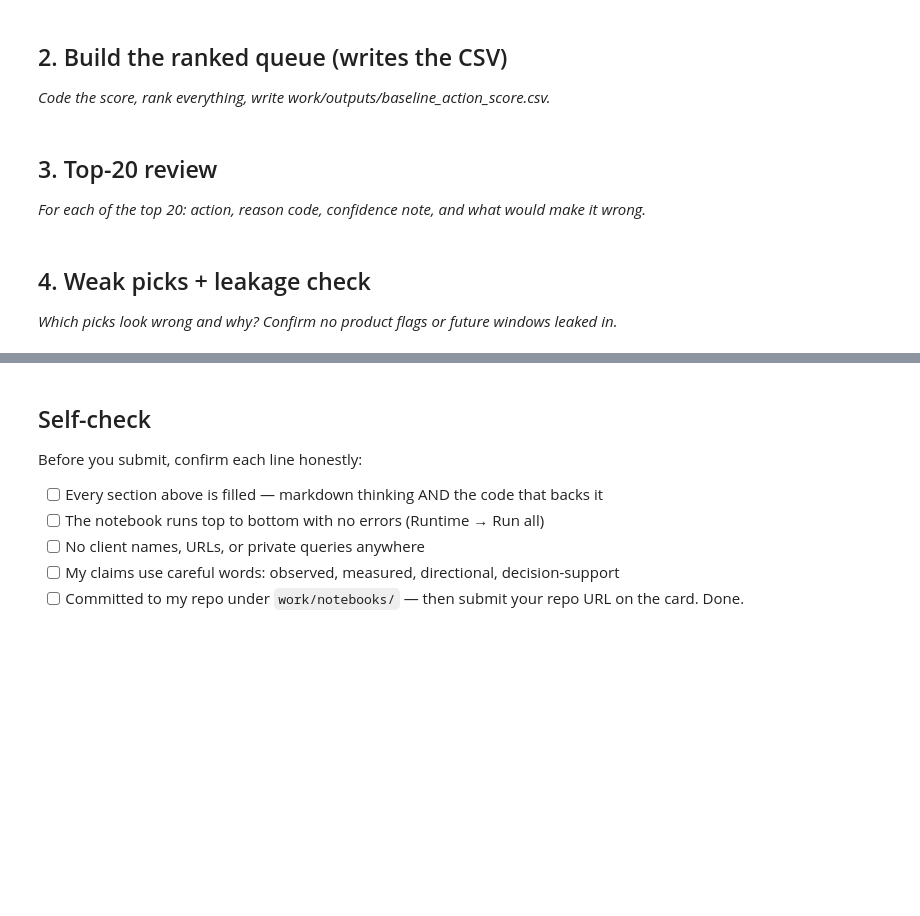
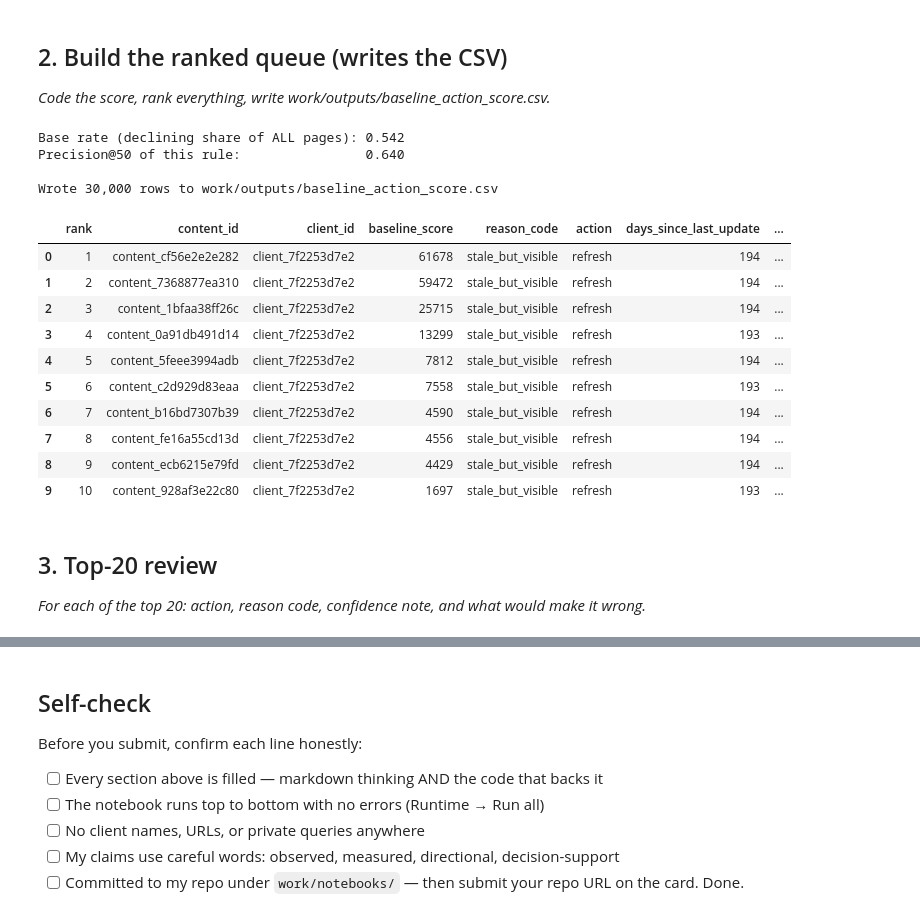
Before and after one commit to kaminari19/FlyRank-Starter, a Jupyter notebook: work/notebooks/w04_baseline_score.ipynb, the cells around one changed output, grey strips where cells are left out. Cells and saved outputs as stored; diff of their text form; code cells hidden in the pictures; blank space fills up the shorter version.

```diff
--- a/work/notebooks/w04_baseline_score.ipynb
+++ b/work/notebooks/w04_baseline_score.ipynb
@@ -15,0 +82,15 @@ This skeleton is yours to fill. Work the sections **in order** — each one has
+# %%
+pos_bins   = [-1, 3, 10, 20, 100]
+pos_labels = ["top_3", "page_1", "page_2", "page_3_plus"]
+
+has_position = df["avg_position"] > 0
+df.loc[has_position, "position_bucket"] = pd.cut(
+    df.loc[has_position, "avg_position"], bins=pos_bins, labels=pos_labels)
+
+ctr_position_table = (
+    df[has_position]
+      .groupby("position_bucket", observed=True)
+      .agg(n=("ctr", "count"), mean_ctr=("ctr", "mean"), decline_rate=("is_declining_label", "mean"))
+      .round(3)
+)
+ctr_position_table
@@ -23,3 +108,53 @@ This skeleton is yours to fill. Work the sections **in order** — each one has
+# %%
+# Transparent score — no fitted weights, readable on purpose (per skills/building-baselines)
+stale   = (df["days_since_last_update"] >= 180).astype(int)
+visible = (df["impressions_90d"] >= 500).astype(int)
+
+df["baseline_score"] = stale * visible * df["impressions_90d"]
+df["reason_code"]    = "stale_but_visible"
+df["action"]          = np.where(df["baseline_score"] > 0, "refresh", "no_action")
+
+queue = (
+    df.sort_values("baseline_score", ascending=False)
+      .reset_index(drop=True)
+)
+queue.insert(0, "rank", queue.index + 1)
+
+# Precision@K against the honest label, with base rate printed alongside (per skills/building-baselines)
+def precision_at_k(labels, k):
+    return labels.head(k).mean()
+
+K = 50
+base_rate = df["is_declining_label"].mean()
+p_at_k = precision_at_k(queue["is_declining_label"], K)
+print(f"Base rate (declining share of ALL pages): {base_rate:.3f}")
+print(f"Precision@{K} of this rule:                {p_at_k:.3f}")
+
+output_cols = ["rank", "content_id", "client_id", "baseline_score", "reason_code", "action",
+               "days_since_last_update", "impressions_90d", "avg_position", "ctr",
+               "content_type", "main_intent", "is_declining_label"]
+output_cols = [c for c in output_cols if c in queue.columns]
+
+os.makedirs("work/outputs", exist_ok=True)
+queue[output_cols].to_csv("work/outputs/baseline_action_score.csv", index=False)
+print(f"\nWrote {len(queue):,} rows to work/outputs/baseline_action_score.csv")
+queue[output_cols].head(10)
+# %% [output]
+Base rate (declining share of ALL pages): 0.542
+Precision@50 of this rule:                0.640
+
+Wrote 30,000 rows to work/outputs/baseline_action_score.csv
+|  | rank | content_id | client_id | baseline_score | reason_code | action | days_since_last_update | ... |
+| 0 | 1 | content_cf56e2e2e282 | client_7f2253d7e2 | 61678 | stale_but_visible | refresh | 194 | ... |
+| 1 | 2 | content_7368877ea310 | client_7f2253d7e2 | 59472 | stale_but_visible | refresh | 194 | ... |
+| 2 | 3 | content_1bfaa38ff26c | client_7f2253d7e2 | 25715 | stale_but_visible | refresh | 194 | ... |
+| 3 | 4 | content_0a91db491d14 | client_7f2253d7e2 | 13299 | stale_but_visible | refresh | 193 | ... |
+| 4 | 5 | content_5feee3994adb | client_7f2253d7e2 | 7812 | stale_but_visible | refresh | 194 | ... |
+| 5 | 6 | content_c2d929d83eaa | client_7f2253d7e2 | 7558 | stale_but_visible | refresh | 193 | ... |
+| 6 | 7 | content_b16bd7307b39 | client_7f2253d7e2 | 4590 | stale_but_visible | refresh | 194 | ... |
+| 7 | 8 | content_fe16a55cd13d | client_7f2253d7e2 | 4556 | stale_but_visible | refresh | 194 | ... |
+| 8 | 9 | content_ecb6215e79fd | client_7f2253d7e2 | 4429 | stale_but_visible | refresh | 194 | ... |
+| 9 | 10 | content_928af3e22c80 | client_7f2253d7e2 | 1697 | stale_but_visible | refresh | 193 | ... |
 # %% [markdown]
 ## 3. Top-20 review
 
@@ -30,4 +161,0 @@ This skeleton is yours to fill. Work the sections **in order** — each one has
-# %% [markdown]
-## 4. Weak picks + leakage check
-
-*Which picks look wrong and why? Confirm no product flags or future windows leaked in.*
```
Also changed, not shown: parts of 12 cells of this notebook.
